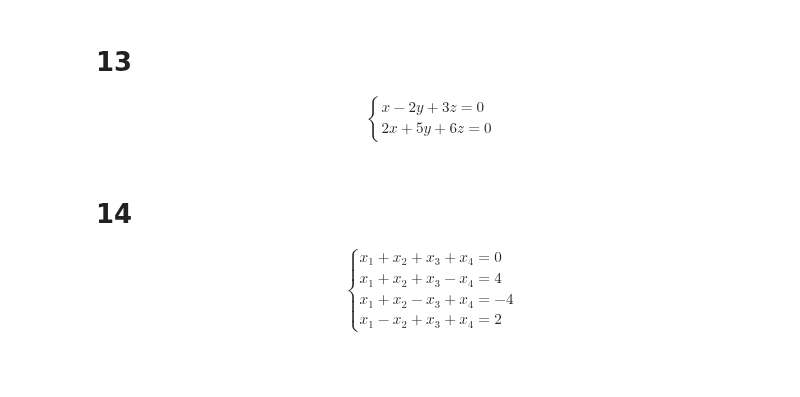
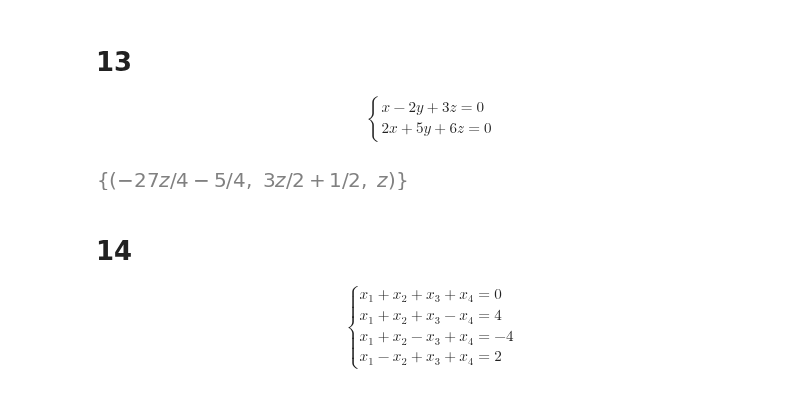
Before and after one commit to samirsaravia/AL-Calc, a Jupyter notebook: ALin/HW-sistemas-lineares.ipynb, the cells around one changed output. Saved outputs shown, nothing was run; the diff lists cells and outputs as text; code cells hidden in the pictures; blank space fills up the shorter version.

```diff
--- a/ALin/HW-sistemas-lineares.ipynb
+++ b/ALin/HW-sistemas-lineares.ipynb
@@ -167,6 +250,12 @@ $$\begin{cases}
 x-2y+3z=0\\
 2x+5y+6z=0
 \end{cases}$$
+# %%
+A13 = sym.Eq(1-2*y+3*z,0)
+B13 = sym.Eq(2*x+5*y+6*z,0)
+sym.linsolve([A13,B13],x,y,z)
+# %% [output]
+[figure, added]
 # %% [markdown]
 # 14
 
```
Also changed, not shown: parts of 21 cells of this notebook, 1 other file.
